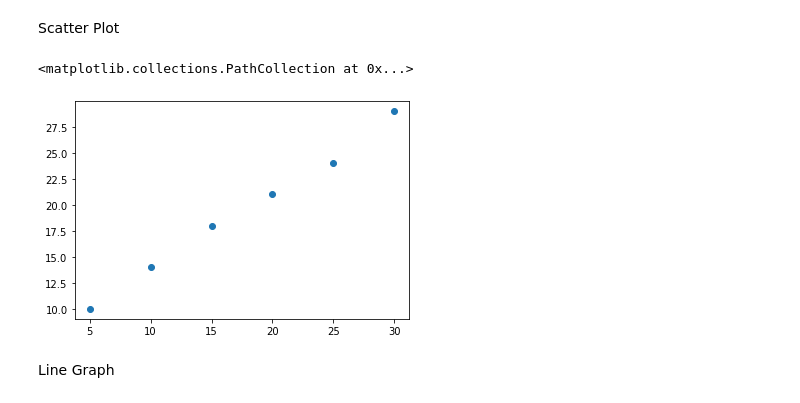
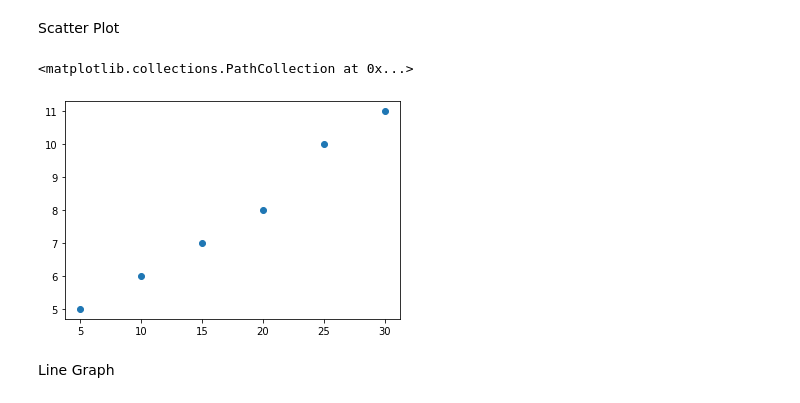
Before and after one commit to krisanndesiderio/SYSTEM-TRON, a Jupyter notebook: COVID19_Case_Surveillance_Public_Use_Data.ipynb, the cells around one changed output. Saved outputs shown, nothing was run; the diff lists cells and outputs as text; code cells hidden in the pictures.

```diff
--- a/COVID19_Case_Surveillance_Public_Use_Data.ipynb
+++ b/COVID19_Case_Surveillance_Public_Use_Data.ipynb
@@ -82,14 +82,14 @@ Scatter Plot
 # %%
 import matplotlib.pyplot as plt
 
 
 x=[5,10,15,20,25,30]
-y=[10,14,18,21,24,29]
+y=[5,6,7,8,10,11]
 
 plt.scatter(x,y)
 # %% [output]
 <matplotlib.collections.PathCollection at 0x...>
-[figure, old version]
+[figure, new version]
 # %% [markdown]
 Line Graph
 # %%
```
